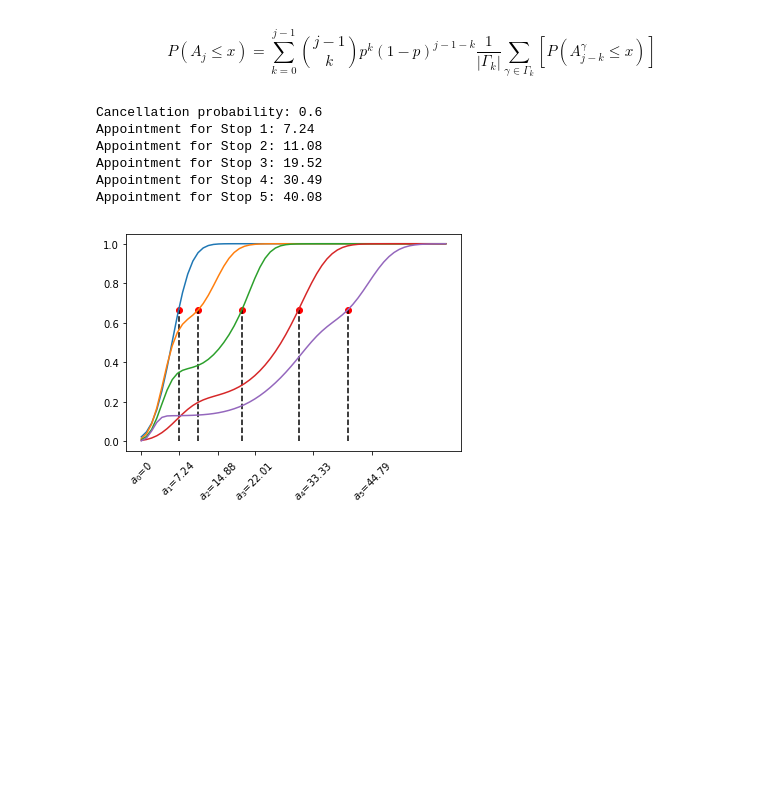
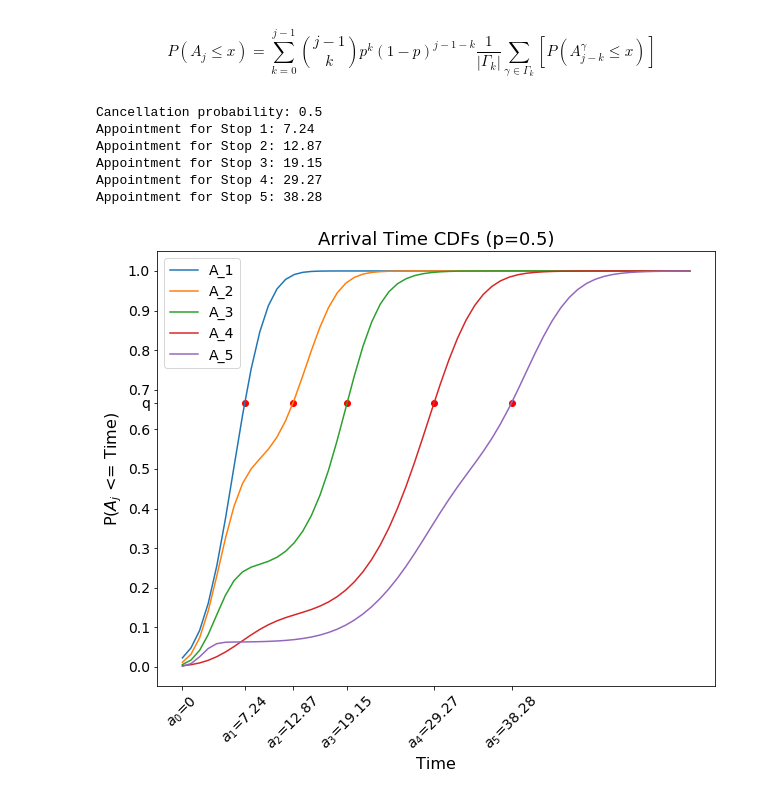
Before and after one commit to ericoden/hsara, a Jupyter notebook: Appointment Scheduling v4.ipynb, the cells around one changed output. Saved outputs shown, nothing was run; the diff lists cells and outputs as text; code cells hidden in the pictures; blank space fills up the shorter version.

Commit message:
add appointment scheduling code

```diff
--- a/Appointment Scheduling v4.ipynb
+++ b/Appointment Scheduling v4.ipynb
@@ -359,29 +359,37 @@ def plot_CDF(j):
         return get_CDF(j,x) - q
     sol = optimize.root_scalar(my_F, bracket=[0,70])
     Z = np.arange(0,60,1)
-    plt.plot(Z, [get_CDF(j, z) for z in Z])
+    plt.plot(Z, [get_CDF(j, z) for z in Z], label=f'A_{j}')
     plt.plot()
     plt.scatter(sol.root, q, c='red')
-    plt.vlines(x=sol.root, ymin=0, ymax=q,colors = 'black', linestyles='dashed', label=f'a_{j}')
+    #plt.vlines(x=sol.root, ymin=0, ymax=q,colors = 'black', linestyles='dashed')
 
     #plt.annotate(f'$a_{j}$',(sol.root, 0),(sol.root,-.1))
     print(f"Appointment for Stop {j}: {np.round(sol.root,2)}")
     if len(a) < j+1:
         a.append(sol.root)
-    plt.xticks(a, [f'$a_{i}$={np.round(a[i],2)}' for i in range(len(a))],rotation=45)
+    plt.xticks(a, [f'$a_{i}$={np.round(a[i],2)}' for i in range(len(a))],rotation=45, fontsize=14)
+    plt.yticks([i for i in np.arange(0,1.1,0.1)] + [q],
+               [np.round(i,2) for i in np.arange(0,1.1,0.1)] + ['q'],
+              fontsize=14)
 # %%
-p = 0.6
+a = [0]
+p = 0.5
 print(f"Cancellation probability: {np.round(p,2)}")
-plt.figure()
+plt.figure(figsize=(10,8))
+plt.title(f"Arrival Time CDFs (p={p})", fontsize=18)
+plt.xlabel("Time", fontsize=16)
+plt.ylabel("P($A_j$ <= Time)",rotation=90, fontsize=16)
 for j in range(1,6):
     plot_CDF(j)
-#plt.legend()
+plt.legend(fontsize=14)
+plt.savefig(f'images/cdf_plot_p_{p}.pdf', bbox_inches="tight")
 plt.show()
 # %% [output]
-Cancellation probability: 0.6
+Cancellation probability: 0.5
 Appointment for Stop 1: 7.24
-Appointment for Stop 2: 11.08
-Appointment for Stop 3: 19.52
-Appointment for Stop 4: 30.49
-Appointment for Stop 5: 40.08
+Appointment for Stop 2: 12.87
+Appointment for Stop 3: 19.15
+Appointment for Stop 4: 29.27
+Appointment for Stop 5: 38.28
-[figure, old version]
+[figure, new version]
```
